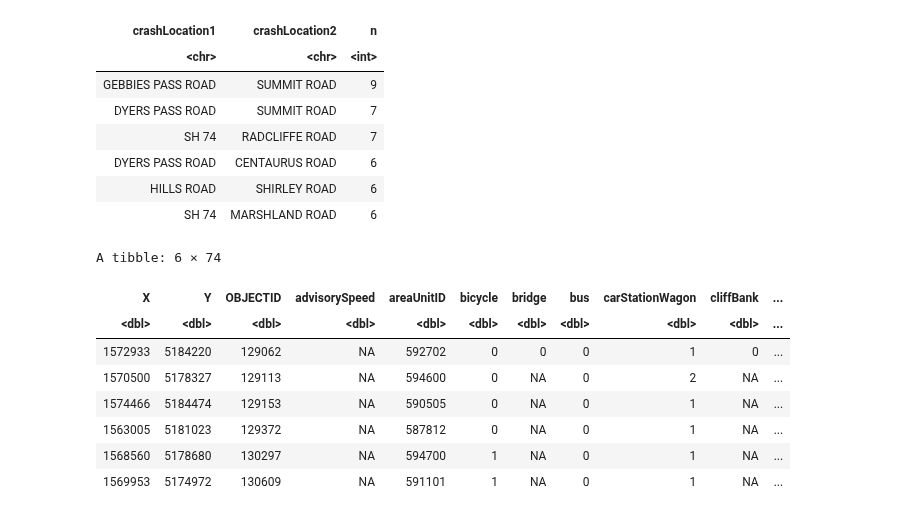
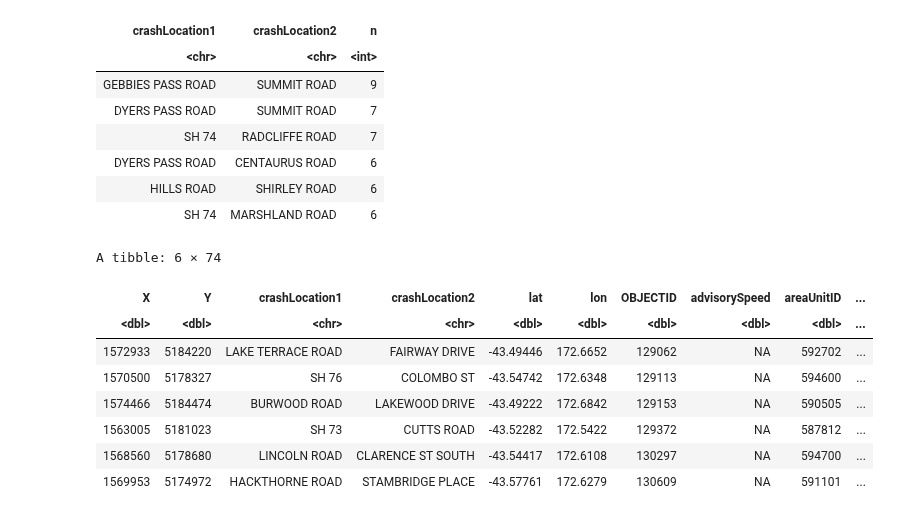
Before and after one commit to zelta1990/DATA422-Group-Project, a Jupyter notebook: group_project.ipynb, the cells around one changed output. Drawn from its saved outputs; the diff is of its cells as text; code cells hidden in the pictures.

```diff
--- a/group_project.ipynb
+++ b/group_project.ipynb
@@ -14,6 +14,8 @@ crash_df <-read_csv("https://raw.githubusercontent.com/zelta1990/crash_data_nz/m
 crash_df %>% head() #check initial dataset
 crash_df %>% glimpse() #check column types
 crash_df <- crash_df %>% filter(crashYear > 2011)  #only return records after 2012
+crash_df <- crash_df  %>%  relocate(c(crashLocation1,crashLocation2), .after = Y) #move crashLocation 1 & 2 values next to co-ordinates for clarity #*****
+head(crash_df,10) #*****
 #crash_df %>% skim() #quick data summary
 #crash_df %>% vis_miss(large_data_size = 9e+07)#Visualise missing values
 # %% [output]
@@ -136,21 +254,21 @@ A tibble: 6 × 3
 # %%
 #Join count_all_year_df with original crash_df to return details for locations that had repeated accidents
 target_df <- inner_join(crash_df, count_all_year_df %>%
                 select(-3), by = c('crashLocation1', 'crashLocation2')) %>%
                 filter(crashSeverity == "Serious Crash" | crashSeverity == "Fatal Crash" ) %>%
                 mutate(lat = get_lat_lon(X,Y)$lat, lon=get_lat_lon(X,Y)$lon)
 
-target_df %>% head()
+target_df %>% relocate(c(crashLocation1,crashLocation2,lat,lon),.after = Y)  %>%  head() #Shift lat,lon and crash location vectors for clarity
 # %% [output]
 A tibble: 6 × 74
-| X | Y | OBJECTID | advisorySpeed | areaUnitID | bicycle | bridge | bus | carStationWagon | cliffBank | ... |
-| <dbl> | <dbl> | <dbl> | <dbl> | <dbl> | <dbl> | <dbl> | <dbl> | <dbl> | <dbl> | ... |
-| 1572933 | 5184220 | 129062 | NA | 592702 | 0 | 0 | 0 | 1 | 0 | ... |
-| 1570500 | 5178327 | 129113 | NA | 594600 | 0 | NA | 0 | 2 | NA | ... |
-| 1574466 | 5184474 | 129153 | NA | 590505 | 0 | NA | 0 | 1 | NA | ... |
-| 1563005 | 5181023 | 129372 | NA | 587812 | 0 | NA | 0 | 1 | NA | ... |
-| 1568560 | 5178680 | 130297 | NA | 594700 | 1 | NA | 0 | 1 | NA | ... |
-| 1569953 | 5174972 | 130609 | NA | 591101 | 1 | NA | 0 | 1 | NA | ... |
+| X | Y | crashLocation1 | crashLocation2 | lat | lon | OBJECTID | advisorySpeed | areaUnitID | ... |
+| <dbl> | <dbl> | <chr> | <chr> | <dbl> | <dbl> | <dbl> | <dbl> | <dbl> | ... |
+| 1572933 | 5184220 | LAKE TERRACE ROAD | FAIRWAY DRIVE | -43.49446 | 172.6652 | 129062 | NA | 592702 | ... |
+| 1570500 | 5178327 | SH 76 | COLOMBO ST | -43.54742 | 172.6348 | 129113 | NA | 594600 | ... |
+| 1574466 | 5184474 | BURWOOD ROAD | LAKEWOOD DRIVE | -43.49222 | 172.6842 | 129153 | NA | 590505 | ... |
+| 1563005 | 5181023 | SH 73 | CUTTS ROAD | -43.52282 | 172.5422 | 129372 | NA | 587812 | ... |
+| 1568560 | 5178680 | LINCOLN ROAD | CLARENCE ST SOUTH | -43.54417 | 172.6108 | 130297 | NA | 594700 | ... |
+| 1569953 | 5174972 | HACKTHORNE ROAD | STAMBRIDGE PLACE | -43.57761 | 172.6279 | 130609 | NA | 591101 | ... |
 # %%
 #Calculate frequency for factor levels in columns. The result was used as a reference to determine which columns should be used for layers in the map
 col_freq_df <- target_df %>% select(-c(X,Y,OBJECTID, areaUnitID,crashFinancialYear,crashDirectionDescription,crashLocation1,crashLocation2,crashRoadSideRoad,crashSeverity,
```
Also changed, not shown: parts of 9 cells of this notebook.
